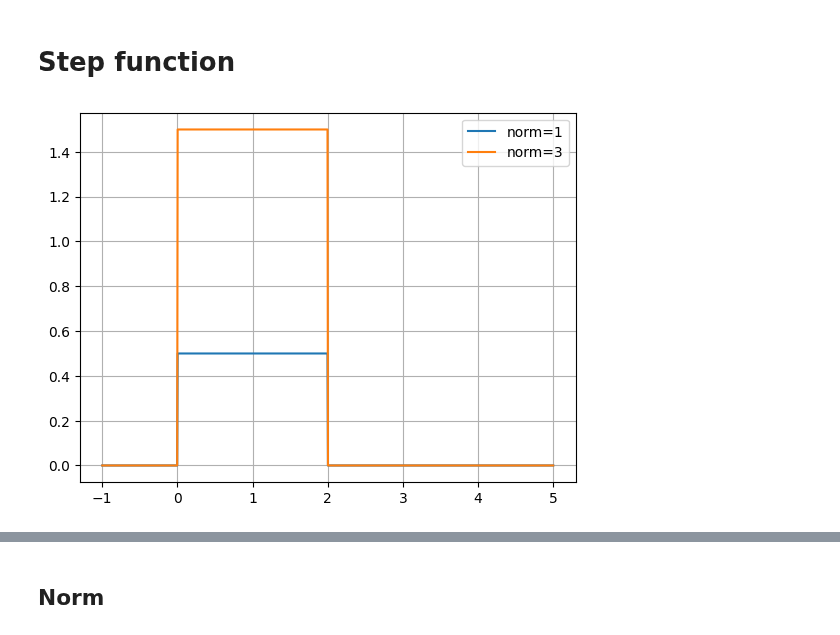
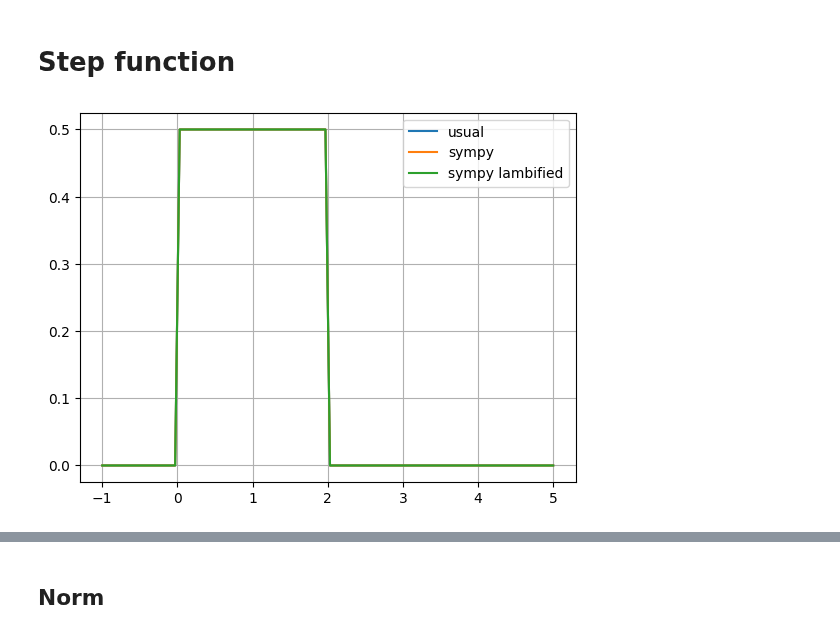
Before and after one commit to grzanka/microdosimetric_spectra_folding, a Jupyter notebook: notebooks/0.3-try-sympy-convolutions.ipynb, the cells around one changed output, grey strips where cells are left out. Saved outputs shown, nothing was run; the diff lists cells and outputs as text; code cells hidden in the pictures.

```diff
--- a/notebooks/0.3-try-sympy-convolutions.ipynb
+++ b/notebooks/0.3-try-sympy-convolutions.ipynb
@@ -21,10 +25,10 @@ Python 3.11.4
 # %%
-xvalues = np.linspace(start=-1, stop=5, num=1000)
-xvalues_for_integration = step_functions(xvalues)
+xvalues = np.linspace(start=-1, stop=5, num=100)
 fig, ax = plt.subplots()
-ax.plot(xvalues, step_functions(xvalues), label="norm=1")
-ax.plot(xvalues, step_functions(xvalues, norm=3), label="norm=3")
+ax.plot(xvalues, step_functions(xvalues), label="usual")
+ax.plot(xvalues, [piecewise_function.subs(x,xvalue) for xvalue in xvalues], label="sympy")
+ax.plot(xvalues, lambdify(x, piecewise_function, 'numpy')(xvalues), label="sympy lambified")
 ax.grid();
 ax.legend();
 # %% [output]
-[figure, old version]
+[figure, new version]
```
Also changed, not shown: parts of 78 cells of this notebook, 2 other files.
